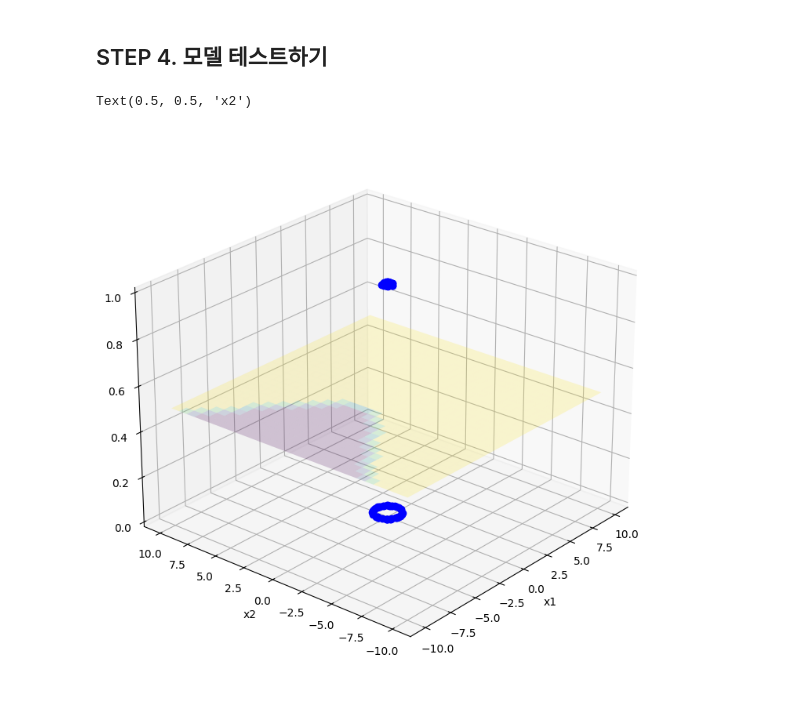
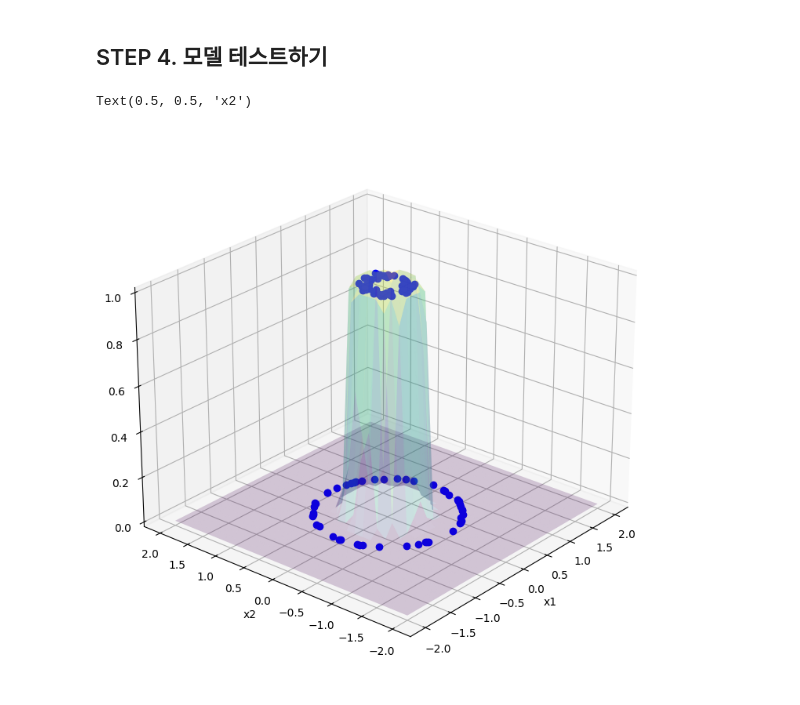
Before and after one commit to hajonghyun/installPytorch_study, a Jupyter notebook: 4_torch_binary.ipynb, the cells around one changed output. Drawn from its saved outputs; the diff is of its cells as text; code cells hidden in the pictures.

```diff
--- a/4_torch_binary.ipynb
+++ b/4_torch_binary.ipynb
@@ -105,13 +151,17 @@ from torch import optim
 # !pip install torchviz
 # from torchviz import make_dot
 # %%
-LR=1e-1    # case1
+from torch import optim
+
+# LR=1e-1    # case1
 # LR=1e-2  # case2, plain에서 노드 1000개, deep
-# LP=1e-4  # case2, very deep relu
+LR=1e-4  # case2, very deep relu
 
-EPOCH=100
-# EPOCH=500
+# EPOCH=100
+EPOCH=500
 
+
+model=MLP()
 
 # optimizer=optim.SGD(model.parameters(),lr=LR)
 optimizer=optim.Adam(model.parameters(),lr=LR)
@@ -154,31 +204,34 @@ plt.plot(range(1,EPOCH+1),loss_history) #????
 # %%
 # 모델 테스트
 
-x1_test=torch.linspace(-10,10,30)
-x2_test=torch.linspace(-10,10,30)
+# x1_test=torch.linspace(-10,10,30)
+# x2_test=torch.linspace(-10,10,30)
+
+x1_test=torch.linspace(-2,2,30)
+x2_test=torch.linspace(-2,2,30)
 
 x1_test,x2_test=torch.meshgrid(x1_test,x2_test)
 
 x_test=torch.cat([x1_test.unsqueeze(dim=2),x2_test.unsqueeze(dim=2)],dim=2)
 
 model.eval() # 1. test mode
 # 1. dropout 혹은 Batch Norm 같은거 사용했다면 train mode 와 test mode 동작이 다르므로 eval()로 mode를 바꿔줘야함.
 
 with torch.no_grad(): # 2. grad_fn 계산 끔 <- 메모리가 불필요하게 쓰인다.
     y_hat=model(x_test)
 
 y_hat=y_hat.squeeze()
 
 
 plt.figure(figsize=[10,9])
 ax = plt.axes(projection='3d')
 ax.view_init(elev=25,azim=-140)
 
 ax.plot_surface(x1_test,x2_test,y_hat.numpy(),cmap='viridis',alpha=0.2)
 plt.plot(class1_data[:,0],class1_data[:,1],class1_label.squeeze(),'bo')
 plt.plot(class2_data[:,0],class2_data[:,1],class2_label.squeeze(),'bo')
 plt.xlabel('x1')
 plt.ylabel('x2')
 # %% [output]
 Text(0.5, 0.5, 'x2')
-[figure, old version]
+[figure, new version]
```
Also changed, not shown: parts of 7 cells of this notebook.
